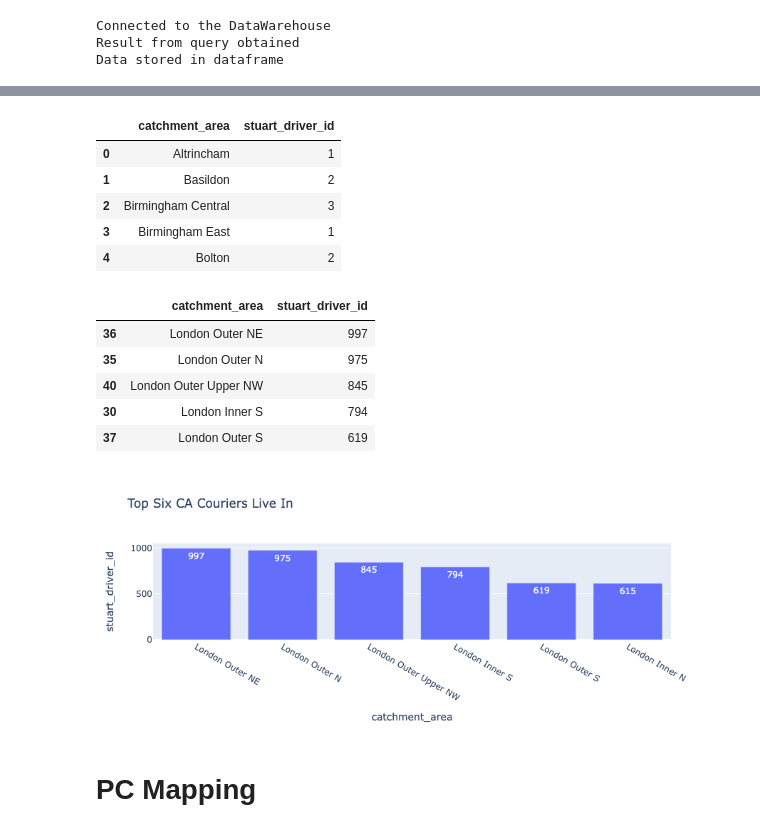
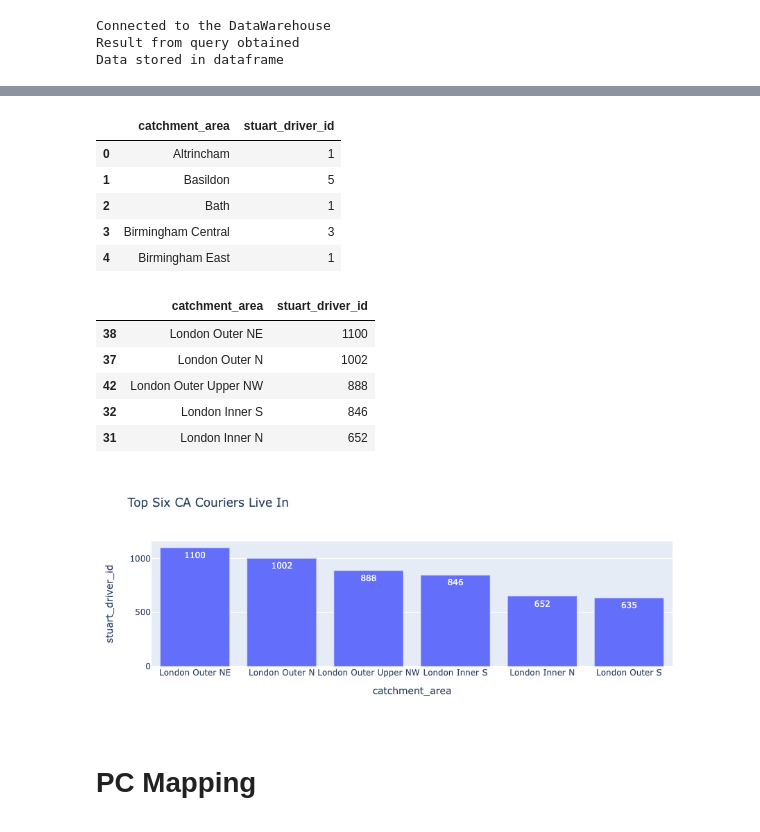
Before and after one commit to IlanaKov/catchment_model_analysis, a Jupyter notebook: Post_Code_mapping.ipynb, the cells around one changed output, grey strips where cells are left out. Cells and saved outputs as stored; diff of their text form; code cells hidden in the pictures.

Commit message:
2021_couriers

```diff
--- a/Post_Code_mapping.ipynb
+++ b/Post_Code_mapping.ipynb
@@ -149,31 +154,31 @@ fig1.show()
 [figure]
 # %%
 # Top 5 CA with highest number of resident couriers
-top_5_CA = courier_mapping.groupby('catchment_area').agg({'stuart_driver_id':'count'}).reset_index()
+top_5_CA = courier_mapping.groupby('catchment_area').agg({'driver_id':'count'}).reset_index()
 top_5_CA.head(5)
 # %% [output]
 |  | catchment_area | stuart_driver_id |
 | 0 | Altrincham | 1 |
-| 1 | Basildon | 2 |
-| 2 | Birmingham Central | 3 |
-| 3 | Birmingham East | 1 |
-| 4 | Bolton | 2 |
+| 1 | Basildon | 5 |
+| 2 | Bath | 1 |
+| 3 | Birmingham Central | 3 |
+| 4 | Birmingham East | 1 |
 # %%
 # Sorting values in descending order
-top_5_CA = top_5_CA.sort_values(by='stuart_driver_id', ascending=False)
+top_5_CA = top_5_CA.sort_values(by='driver_id', ascending=False)
 top_5_CA.head(5)
 # %% [output]
 |  | catchment_area | stuart_driver_id |
-| 36 | London Outer NE | 997 |
-| 35 | London Outer N | 975 |
-| 40 | London Outer Upper NW | 845 |
-| 30 | London Inner S | 794 |
-| 37 | London Outer S | 619 |
+| 38 | London Outer NE | 1100 |
+| 37 | London Outer N | 1002 |
+| 42 | London Outer Upper NW | 888 |
+| 32 | London Inner S | 846 |
+| 31 | London Inner N | 652 |
 # %%
-fig2 = px.bar(top_5_CA.head(6), x = 'catchment_area' , y = 'stuart_driver_id', title = 'Top Six CA Couriers Live In' , text = 'stuart_driver_id')
+fig2 = px.bar(top_5_CA.head(6), x = 'catchment_area' , y = 'driver_id', title = 'Top Six CA Couriers Live In' , text = 'stuart_driver_id')
 fig2.show()
 # %% [output]
-[figure, old version]
+[figure, new version]
 # %% [markdown]
 # PC Mapping
 # %% [markdown]
```
Also changed, not shown: parts of 61 cells of this notebook, 4 other files.
